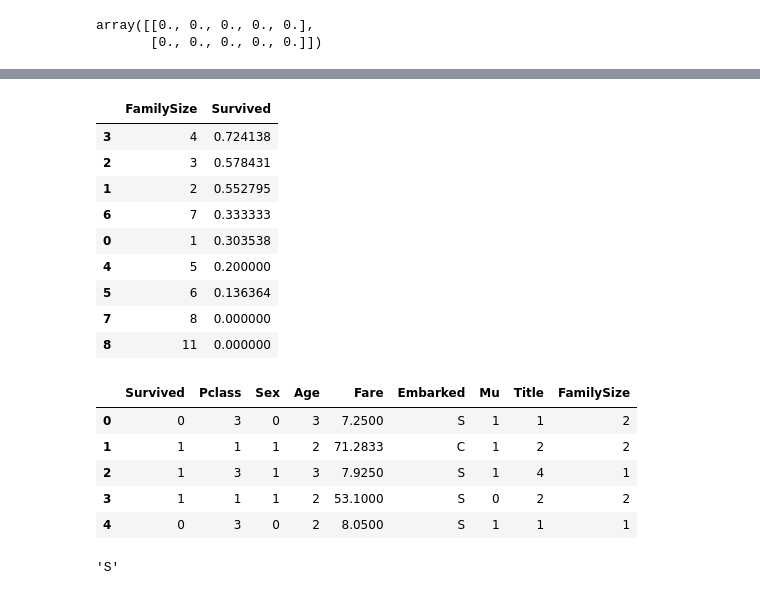
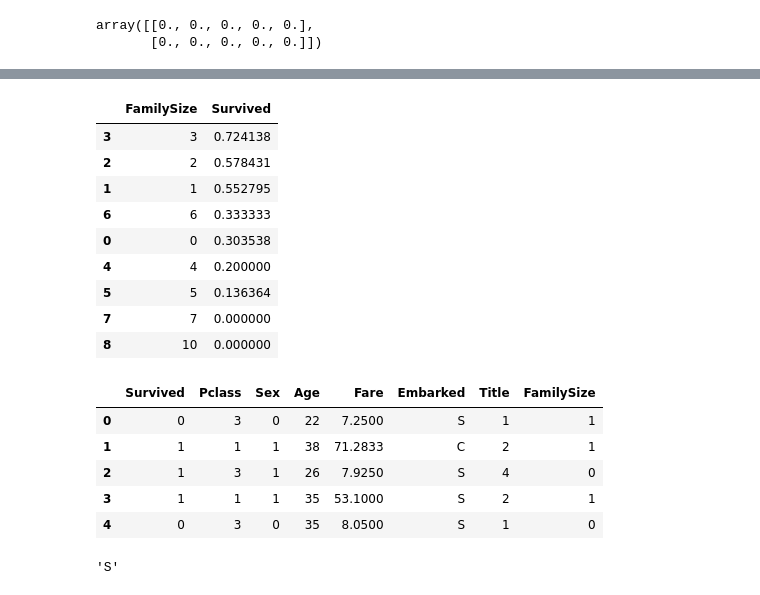
Before and after one commit to sogolhaghani/Titanic-Machine-Learning-from-Disaster, a Jupyter notebook: src/1.ipynb, the cells around one changed output, grey strips where cells are left out. Cells and saved outputs as stored; diff of their text form; code cells hidden in the pictures.

```diff
--- a/src/1.ipynb
+++ b/src/1.ipynb
@@ -33,8 +36,8 @@ print(train_df.columns.values)
 ['PassengerId' 'Survived' 'Pclass' 'Name' 'Sex' 'Age' 'SibSp' 'Parch'
  'Ticket' 'Fare' 'Cabin' 'Embarked']
 # %%
-for dataset in combine:
-    dataset['Mu'] = 1
-    dataset.loc[(dataset.Ticket.duplicated(keep= False)) , 'Mu'] = 0
-    dataset['Mu'] = dataset['Mu'].astype(int)
-train_df[['Mu', 'Survived']].groupby(['Mu'], as_index=False).mean()
+# for dataset in combine:
+#     dataset['Mu'] = 1
+#     dataset.loc[(dataset.Ticket.duplicated(keep= False)) , 'Mu'] = 0
+#     dataset['Mu'] = dataset['Mu'].astype(int)
+# train_df[['Mu', 'Survived']].groupby(['Mu'], as_index=False).mean()
@@ -167,3 +166,3 @@ train_df.head()
 # %%
-train_df['AgeBand'] = pd.cut(train_df['Age'], 5)
-train_df[['AgeBand', 'Survived']].groupby(['AgeBand'], as_index=False).mean().sort_values(by='AgeBand', ascending=True)
+# train_df['AgeBand'] = pd.cut(train_df['Age'], 5)
+# train_df[['AgeBand', 'Survived']].groupby(['AgeBand'], as_index=False).mean().sort_values(by='AgeBand', ascending=True)
@@ -177,8 +169,8 @@ train_df[['AgeBand', 'Survived']].groupby(['AgeBand'], as_index=False).mean().so
 # %%
-for dataset in combine:
-    dataset.loc[ dataset['Age'] <= 16, 'Age'] = 4
-    dataset.loc[(dataset['Age'] > 16) & (dataset['Age'] <= 32), 'Age'] = 3
-    dataset.loc[(dataset['Age'] > 32) & (dataset['Age'] <= 48), 'Age'] = 2
-    dataset.loc[(dataset['Age'] > 48) & (dataset['Age'] <= 64), 'Age'] = 1
-    dataset.loc[ dataset['Age'] > 64, 'Age'] = 0
-train_df.head()
+# for dataset in combine:
+#     dataset.loc[ dataset['Age'] <= 16, 'Age'] = 4
+#     dataset.loc[(dataset['Age'] > 16) & (dataset['Age'] <= 32), 'Age'] = 3
+#     dataset.loc[(dataset['Age'] > 32) & (dataset['Age'] <= 48), 'Age'] = 2
+#     dataset.loc[(dataset['Age'] > 48) & (dataset['Age'] <= 64), 'Age'] = 1
+#     dataset.loc[ dataset['Age'] > 64, 'Age'] = 0
+# train_df.head()
@@ -192,4 +177,4 @@ train_df.head()
 # %%
-train_df = train_df.drop(['AgeBand'], axis=1)
-combine = [train_df, test_df]
-train_df.head()
+# train_df = train_df.drop(['AgeBand'], axis=1)
+# combine = [train_df, test_df]
+# train_df.head()
@@ -203,19 +181,19 @@ train_df.head()
 # %%
 for dataset in combine:
-    dataset['FamilySize'] = dataset['SibSp'] + dataset['Parch'] + 1
+    dataset['FamilySize'] = dataset['SibSp'] + dataset['Parch']
 
 train_df[['FamilySize', 'Survived']].groupby(['FamilySize'], as_index=False).mean().sort_values(by='Survived', ascending=False)
 # %% [output]
 |  | FamilySize | Survived |
-| 3 | 4 | 0.724138 |
-| 2 | 3 | 0.578431 |
-| 1 | 2 | 0.552795 |
-| 6 | 7 | 0.333333 |
-| 0 | 1 | 0.303538 |
-| 4 | 5 | 0.200000 |
-| 5 | 6 | 0.136364 |
-| 7 | 8 | 0.000000 |
-| 8 | 11 | 0.000000 |
+| 3 | 3 | 0.724138 |
+| 2 | 2 | 0.578431 |
+| 1 | 1 | 0.552795 |
+| 6 | 6 | 0.333333 |
+| 0 | 0 | 0.303538 |
+| 4 | 4 | 0.200000 |
+| 5 | 5 | 0.136364 |
+| 7 | 7 | 0.000000 |
+| 8 | 10 | 0.000000 |
 # %%
 # for dataset in combine:
 #     dataset['IsAlone'] = 0
@@ -241,12 +219,12 @@ train_df.head()
 
 # train_df.head()
 # %% [output]
-|  | Survived | Pclass | Sex | Age | Fare | Embarked | Mu | Title | FamilySize |
-| 0 | 0 | 3 | 0 | 3 | 7.2500 | S | 1 | 1 | 2 |
-| 1 | 1 | 1 | 1 | 2 | 71.2833 | C | 1 | 2 | 2 |
-| 2 | 1 | 3 | 1 | 3 | 7.9250 | S | 1 | 4 | 1 |
-| 3 | 1 | 1 | 1 | 2 | 53.1000 | S | 0 | 2 | 2 |
-| 4 | 0 | 3 | 0 | 2 | 8.0500 | S | 1 | 1 | 1 |
+|  | Survived | Pclass | Sex | Age | Fare | Embarked | Title | FamilySize |
+| 0 | 0 | 3 | 0 | 22 | 7.2500 | S | 1 | 1 |
+| 1 | 1 | 1 | 1 | 38 | 71.2833 | C | 2 | 1 |
+| 2 | 1 | 3 | 1 | 26 | 7.9250 | S | 4 | 0 |
+| 3 | 1 | 1 | 1 | 35 | 53.1000 | S | 2 | 1 |
+| 4 | 0 | 3 | 0 | 35 | 8.0500 | S | 1 | 0 |
 # %%
 # for dataset in combine:
 #     dataset['Age*Class'] = dataset.Age * dataset.Pclass
```
Also changed, not shown: parts of 30 cells of this notebook, 1 other file.
